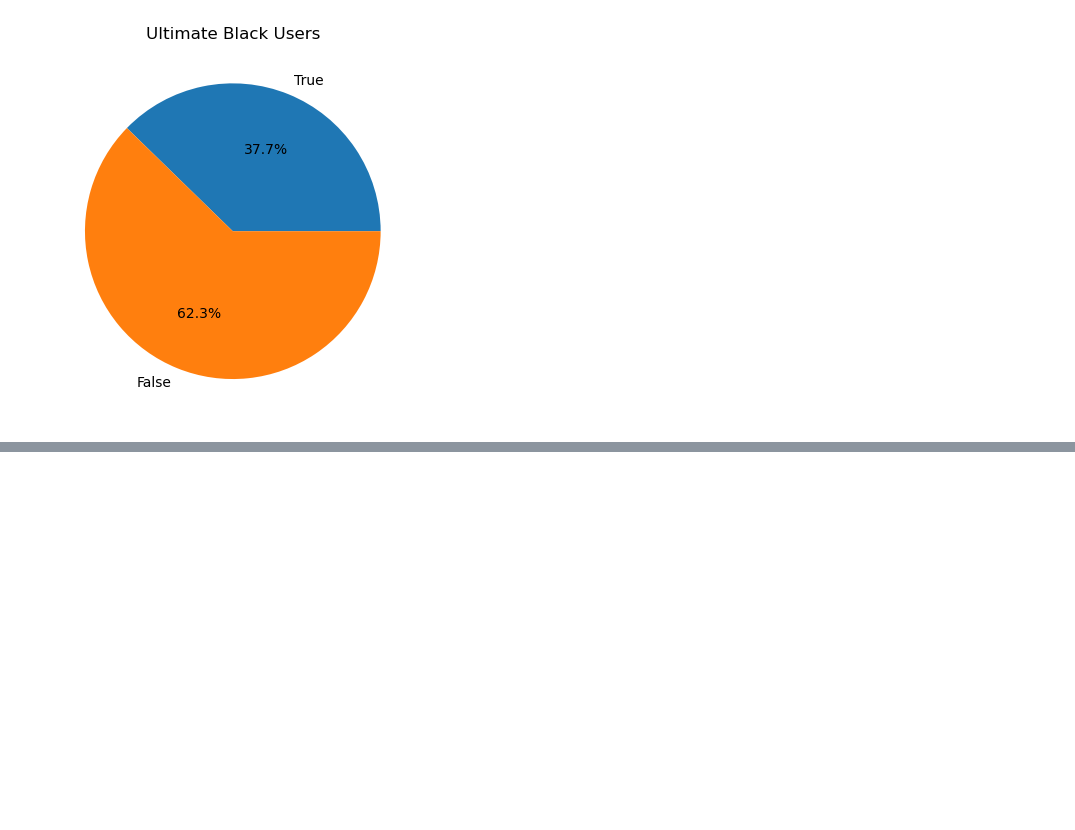
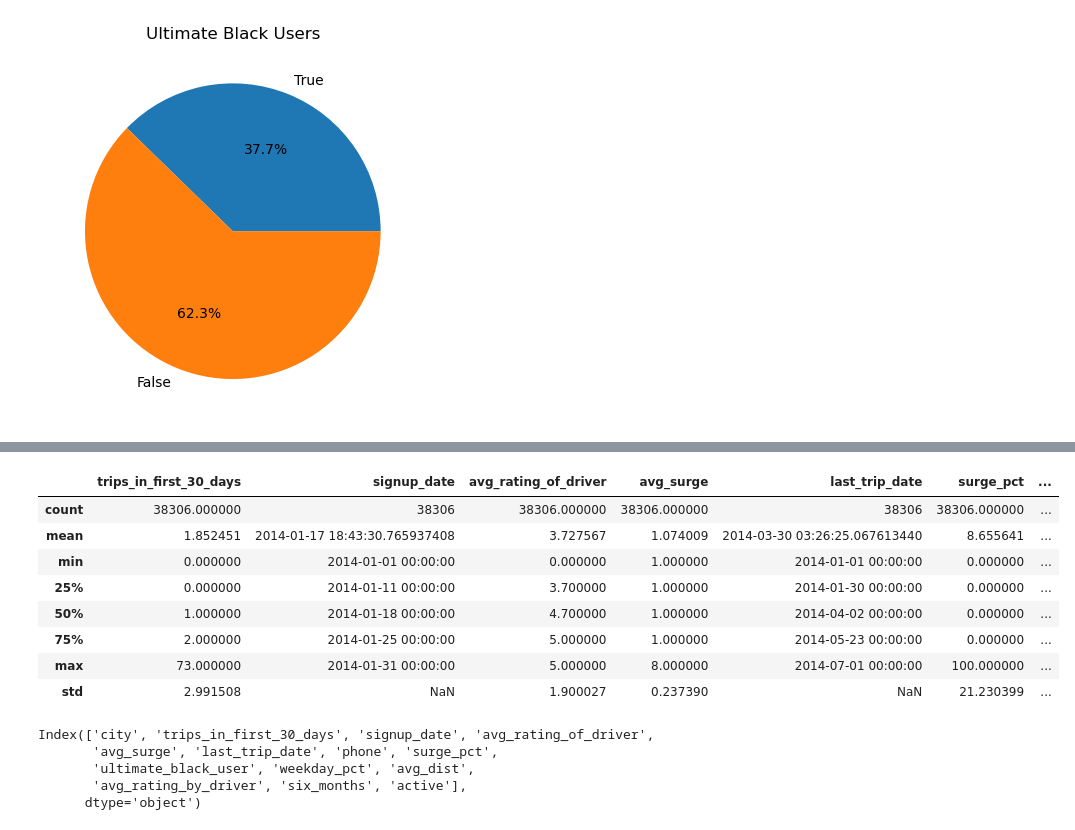
Before and after one commit to MsEM11/Ultimate_Tech_Inc, a Jupyter notebook: ultimate_challenge_part_3_code.ipynb, the cells around one changed output, grey strips where cells are left out. Drawn from its saved outputs; the diff is of its cells as text; code cells hidden in the pictures; blank space fills up the shorter version.

```diff
--- a/ultimate_challenge_part_3_code.ipynb
+++ b/ultimate_challenge_part_3_code.ipynb
@@ -141,0 +160,12 @@ pie_chart('active','Active users')
+# %%
+inactive_users.describe()
+# %% [output]
+|  | trips_in_first_30_days | signup_date | avg_rating_of_driver | avg_surge | last_trip_date | surge_pct | ... |
+| count | 38306.000000 | 38306 | 38306.000000 | 38306.000000 | 38306 | 38306.000000 | ... |
+| mean | 1.852451 | 2014-01-17 18:43:30.765937408 | 3.727567 | 1.074009 | 2014-03-30 03:26:25.067613440 | 8.655641 | ... |
+| min | 0.000000 | 2014-01-01 00:00:00 | 0.000000 | 1.000000 | 2014-01-01 00:00:00 | 0.000000 | ... |
+| 25% | 0.000000 | 2014-01-11 00:00:00 | 3.700000 | 1.000000 | 2014-01-30 00:00:00 | 0.000000 | ... |
+| 50% | 1.000000 | 2014-01-18 00:00:00 | 4.700000 | 1.000000 | 2014-04-02 00:00:00 | 0.000000 | ... |
+| 75% | 2.000000 | 2014-01-25 00:00:00 | 5.000000 | 1.000000 | 2014-05-23 00:00:00 | 0.000000 | ... |
+| max | 73.000000 | 2014-01-31 00:00:00 | 5.000000 | 8.000000 | 2014-07-01 00:00:00 | 100.000000 | ... |
+| std | 2.991508 | NaN | 1.900027 | 0.237390 | NaN | 21.230399 | ... |
@@ -141,0 +176,8 @@ pie_chart('active','Active users')
+# %%
+user_data.columns
+# %% [output]
+Index(['city', 'trips_in_first_30_days', 'signup_date', 'avg_rating_of_driver',
+       'avg_surge', 'last_trip_date', 'phone', 'surge_pct',
+       'ultimate_black_user', 'weekday_pct', 'avg_dist',
+       'avg_rating_by_driver', 'six_months', 'active'],
+      dtype='object')
```
Also changed, not shown: parts of 52 cells of this notebook, 1 other file.
